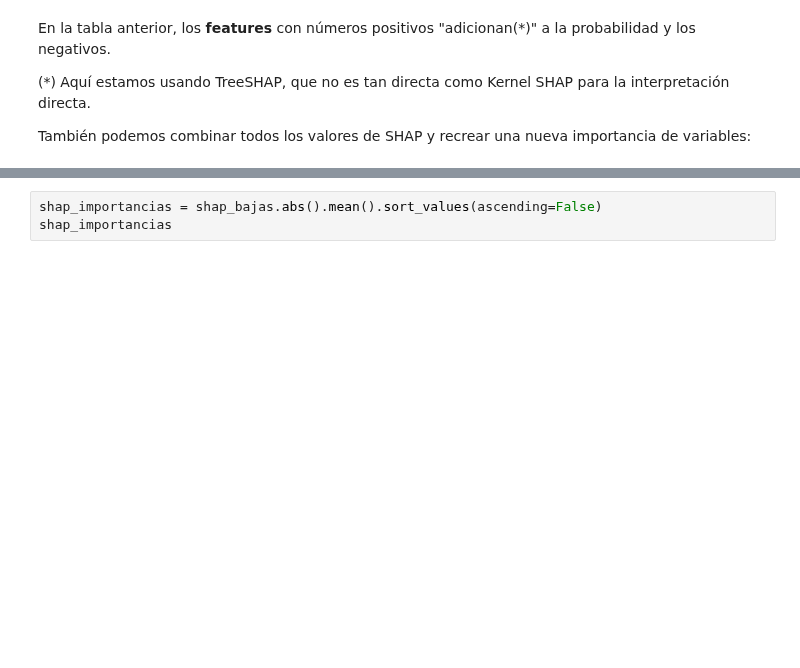
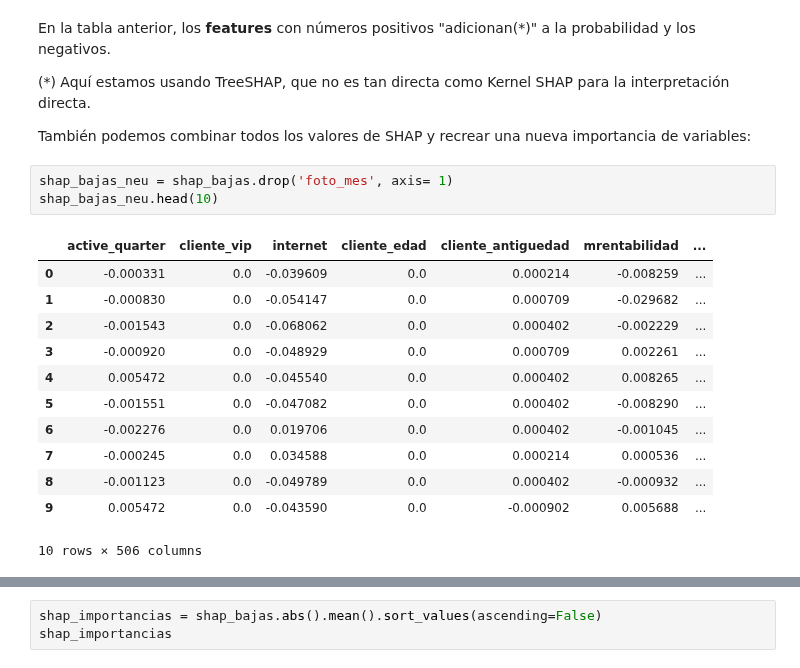
Before and after one commit to bettachini/dmeyf2023, a Jupyter notebook: zweite/801_local.ipynb, the cells around one changed output, grey strips where cells are left out. Drawn from its saved outputs; the diff is of its cells as text; blank space fills up the shorter version.

```diff
--- a/zweite/801_local.ipynb
+++ b/zweite/801_local.ipynb
@@ -108,3 +119,19 @@ En la tabla anterior, los **features** con números positivos "adicionan(*)" a l
 (*) Aquí estamos usando TreeSHAP, que no es tan directa como Kernel SHAP para la interpretación directa.
 
 También podemos combinar todos los valores de SHAP y recrear una nueva importancia de variables:
+# %%
+shap_bajas_neu = shap_bajas.drop('foto_mes', axis= 1)
+shap_bajas_neu.head(10)
+# %% [output]
+|  | active_quarter | cliente_vip | internet | cliente_edad | cliente_antiguedad | mrentabilidad | ... |
+| 0 | -0.000331 | 0.0 | -0.039609 | 0.0 | 0.000214 | -0.008259 | ... |
+| 1 | -0.000830 | 0.0 | -0.054147 | 0.0 | 0.000709 | -0.029682 | ... |
+| 2 | -0.001543 | 0.0 | -0.068062 | 0.0 | 0.000402 | -0.002229 | ... |
+| 3 | -0.000920 | 0.0 | -0.048929 | 0.0 | 0.000709 | 0.002261 | ... |
+| 4 | 0.005472 | 0.0 | -0.045540 | 0.0 | 0.000402 | 0.008265 | ... |
+| 5 | -0.001551 | 0.0 | -0.047082 | 0.0 | 0.000402 | -0.008290 | ... |
+| 6 | -0.002276 | 0.0 | 0.019706 | 0.0 | 0.000402 | -0.001045 | ... |
+| 7 | -0.000245 | 0.0 | 0.034588 | 0.0 | 0.000214 | 0.000536 | ... |
+| 8 | -0.001123 | 0.0 | -0.049789 | 0.0 | 0.000402 | -0.000932 | ... |
+| 9 | 0.005472 | 0.0 | -0.043590 | 0.0 | -0.000902 | 0.005688 | ... |
+10 rows × 506 columns
```
Also changed, not shown: parts of 3 cells of this notebook, 4 other files.
